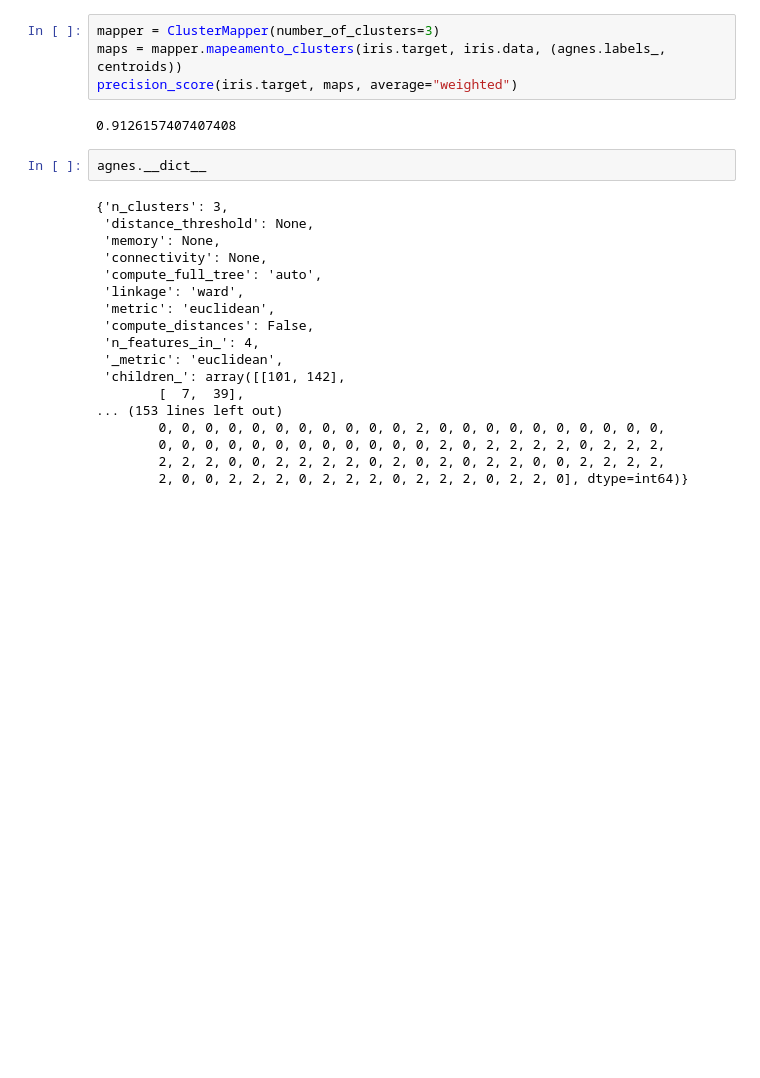
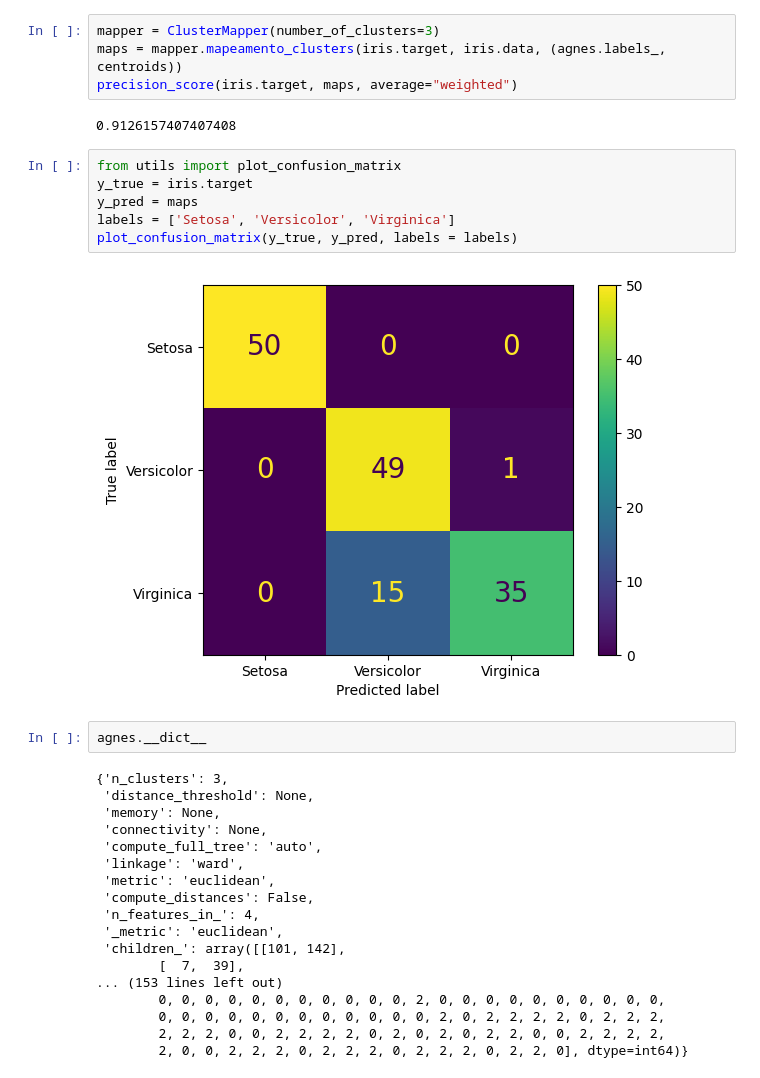
Before and after one commit to paulomuraroferreira/IMCKDE, a Jupyter notebook: Notebooks/clustering_tests.ipynb, the cells around one changed output. Drawn from its saved outputs; the diff is of its cells as text; blank space fills up the shorter version.

```diff
--- a/Notebooks/clustering_tests.ipynb
+++ b/Notebooks/clustering_tests.ipynb
@@ -286,6 +286,14 @@ maps = mapper.mapeamento_clusters(iris.target, iris.data, (agnes.labels_, centro
 precision_score(iris.target, maps, average="weighted")
 # %% [output]
 0.9126157407407408
+# %%
+from utils import plot_confusion_matrix
+y_true = iris.target
+y_pred = maps
+labels = ['Setosa', 'Versicolor', 'Virginica']
+plot_confusion_matrix(y_true, y_pred, labels = labels)
+# %% [output]
+[figure, added]
 # %%
 agnes.__dict__
 # %% [output]
```
Also changed, not shown: parts of 1 cell of this notebook, 12 other files.
